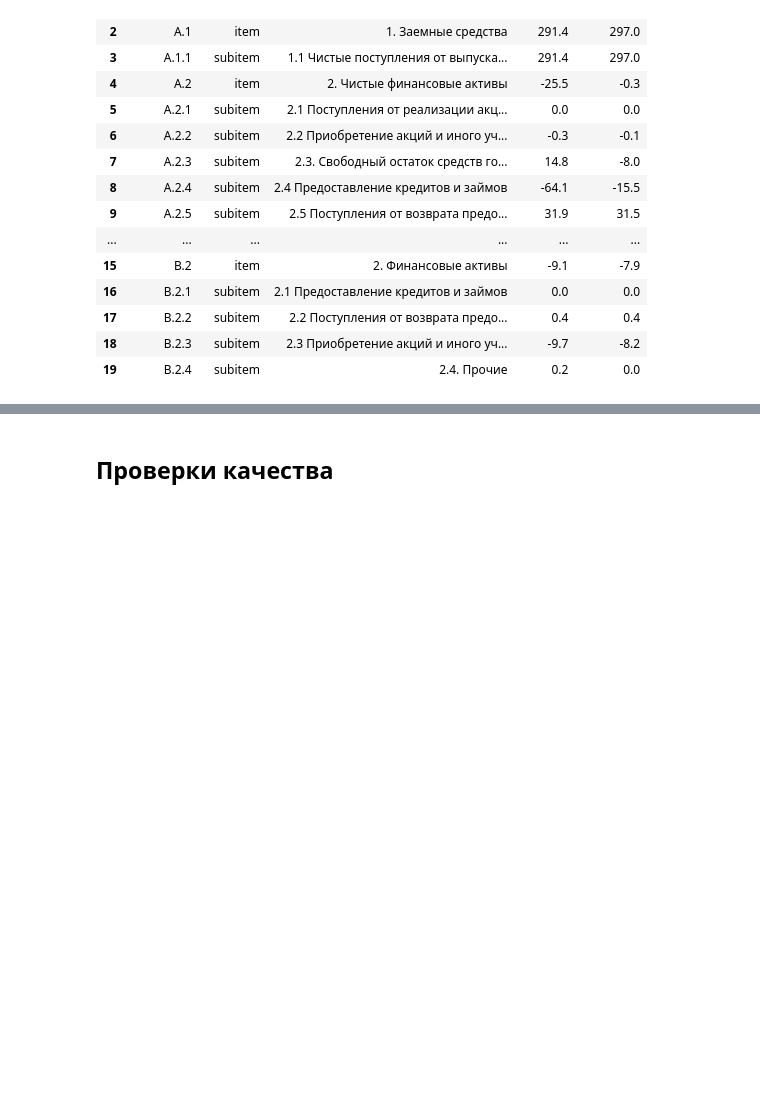
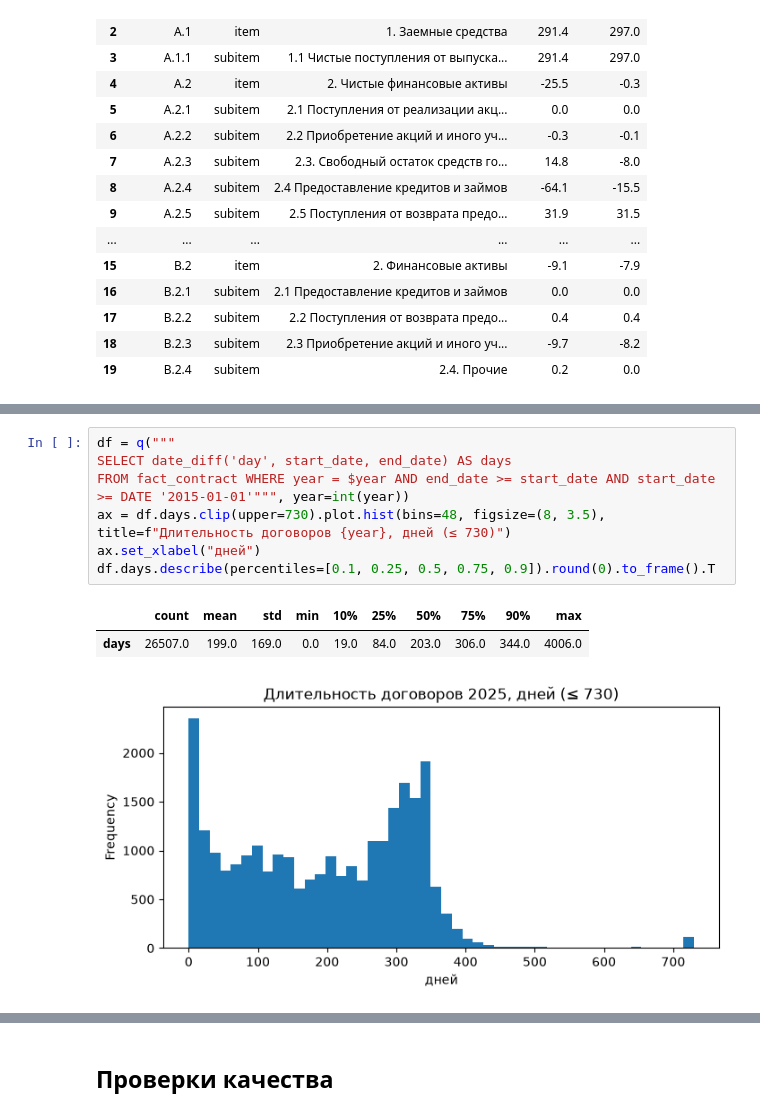
Before and after one commit to opendataam/arm-budget, a Jupyter notebook: docs/examples.ipynb, the cells around one changed output, grey strips where cells are left out. Cells and saved outputs as stored; diff of their text form; blank space fills up the shorter version.

```diff
--- a/docs/examples.ipynb
+++ b/docs/examples.ipynb
@@ -271,0 +476,11 @@ FROM v_contract WHERE year = $year GROUP BY economic_code ORDER BY paid_bn DESC
+# %%
+df = q("""
+SELECT date_diff('day', start_date, end_date) AS days
+FROM fact_contract WHERE year = $year AND end_date >= start_date AND start_date >= DATE '2015-01-01'""", year=int(year))
+ax = df.days.clip(upper=730).plot.hist(bins=48, figsize=(8, 3.5), title=f"Длительность договоров {year}, дней (≤ 730)")
+ax.set_xlabel("дней")
+df.days.describe(percentiles=[0.1, 0.25, 0.5, 0.75, 0.9]).round(0).to_frame().T
+# %% [output]
+|  | count | mean | std | min | 10% | 25% | 50% | 75% | 90% | max |
+| days | 26507.0 | 199.0 | 169.0 | 0.0 | 19.0 | 84.0 | 203.0 | 306.0 | 344.0 | 4006.0 |
+[figure, added]
```
Also changed, not shown: parts of 27 cells of this notebook.
